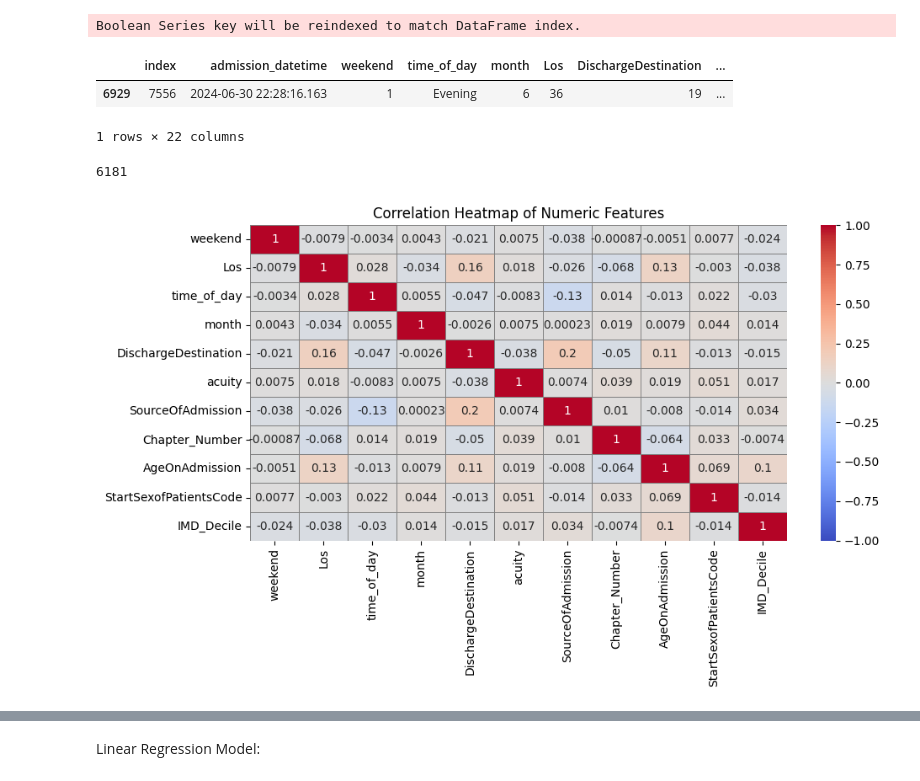
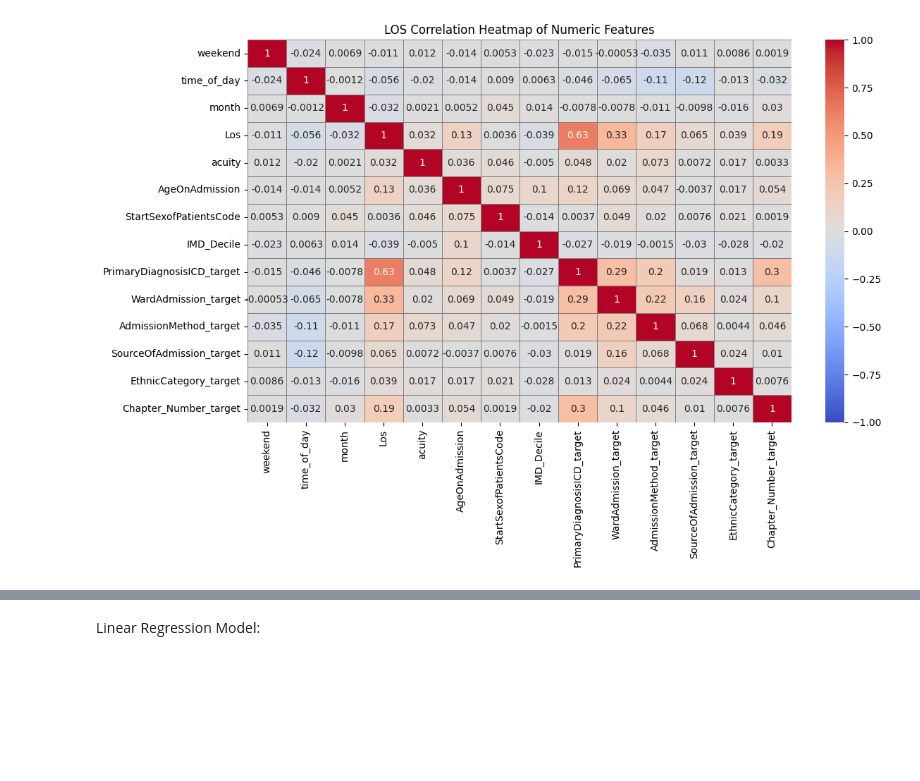
Before and after one commit to jawad-iqbal99/patient_length_of_stay, a Jupyter notebook: notebooks/LOS_EMERG.ipynb, the cells around one changed output, grey strips where cells are left out. Saved outputs shown, nothing was run; the diff lists cells and outputs as text; code cells hidden in the pictures; blank space fills up the shorter version.

Commit message:
Added new graphs and updated notebooks for LoS analysis

```diff
--- a/notebooks/LOS_EMERG.ipynb
+++ b/notebooks/LOS_EMERG.ipynb
@@ -49,5 +56,5 @@ df_emerg.head(5)
 # %%
-df_emerg_unique = df_emerg.drop_duplicates(subset=['admission_datetime', 'Los', 'AgeOnAdmission'])
+df_emerg_unique = df_emerg.drop_duplicates(subset=['admission_datetime', 'Los', 'AgeOnAdmission']).copy()
 # %%
 len(df_emerg_unique)
 # %% [output]
@@ -66,7 +105,7 @@ bins = [0, 1, 2, 5, 10, 20, 30, 40, 60, 80, float('inf')]
 labels = ['0-1', '1-2', '2-5', '5-10', '10-20', '20-30', '30-40', '40-60', '60-80', '>80']
 
 # Apply binning
-df_emerg['Los_Bin'] = pd.cut(df_emerg_unique['Los'], bins=bins, labels=labels, right=False)
+df_emerg_unique['Los_Bin'] = pd.cut(df_emerg_unique['Los'], bins=bins, labels=labels, right=False)
 
 # Count patients per bin
 bin_counts = df_emerg_unique['Los_Bin'].value_counts().sort_index()
@@ -180,13 +202,6 @@ fig.update_layout(
 )
 
 fig.show()
-# %%
-df_emerg_unique[df_emerg_unique['year_month'] == '2024-06'][df_emerg_unique['acuity'] == 5]
-# %% [output]
-Boolean Series key will be reindexed to match DataFrame index.
-|  | index | admission_datetime | weekend | time_of_day | month | Los | DischargeDestination | ... |
-| 6929 | 7556 | 2024-06-30 22:28:16.163 | 1 | Evening | 6 | 36 | 19 | ... |
-1 rows × 22 columns
 # %%
 import plotly.graph_objects as go
 
@@ -219,8 +236,4 @@ fig.update_layout(
 
 fig.show()
 # %%
-df_short_los = df_emerg_unique.copy()
+df_model_los = df_emerg_unique.copy()
-# %%
-len(df_short_los)
-# %% [output]
-6181
@@ -231,34 +240,52 @@ df_short_los['time_of_day'] = df_short_los['time_of_day'].map({'Morning':1, 'Aft
+# %%
+df_encoded = df_model_los.copy()
+
+df_encoded = df_encoded.drop(columns=['admission_datetime', 'Description', 'Chapter_Description', 'year_month', 'Los_Bin'])
+
+# Ordinal encoding
+ordinal_cols = ['time_of_day', 'month', 'acuity', 'IMD_Decile']
+df_encoded[ordinal_cols] = df_encoded[ordinal_cols].astype('category').apply(lambda x: x.cat.codes)
+
+# Label encoding for binary
+binary_cols = ['weekend', 'StartSexofPatientsCode']
+df_encoded[binary_cols] = df_encoded[binary_cols].astype(int)
+
+
+target = 'Los'
+categorical_cols = ['PrimaryDiagnosisICD', 'WardAdmission', 'AdmissionMethod', 'SourceOfAdmission', 'EthnicCategory', 'Chapter_Number']
+
+# Apply target encoding
+for col in categorical_cols:
+    target_map = df_encoded.groupby(col)[target].mean().to_dict()
+    df_encoded[col + '_target'] = df_encoded[col].map(target_map)
+
+# Drop original string columns
+df_encoded.drop(columns=categorical_cols, inplace=True)
 # %%
 import pandas as pd
 import seaborn as sns
 import matplotlib.pyplot as plt
 
-# Select numeric features
-numeric_features = [
-    'weekend', 'Los', 'time_of_day', 'month', 'DischargeDestination', 'acuity', 'SourceOfAdmission', 'Chapter_Number',
-    'AgeOnAdmission', 'StartSexofPatientsCode', 'IMD_Decile'
-]
-
 # Compute correlation matrix
-correlation_matrix = df_short_los[numeric_features].corr()
+correlation_matrix = df_encoded.corr()
 
 # Plot the heatmap
-plt.figure(figsize=(10, 6))
+plt.figure(figsize=(12, 8))
 sns.heatmap(
     correlation_matrix,
     annot=True,
     cmap='coolwarm',
     vmin=-1,
     vmax=1,
     center=0,
     linewidths=0.5,
     linecolor='gray'
 )
-plt.title('Correlation Heatmap of Numeric Features')
+plt.title('LOS Correlation Heatmap of Numeric Features')
 plt.tight_layout()
 plt.show()
 # %% [output]
-[figure, old version]
+[figure, new version]
 # %%
 import pandas as pd
 
```
Also changed, not shown: parts of 82 cells of this notebook, 27 other files.
